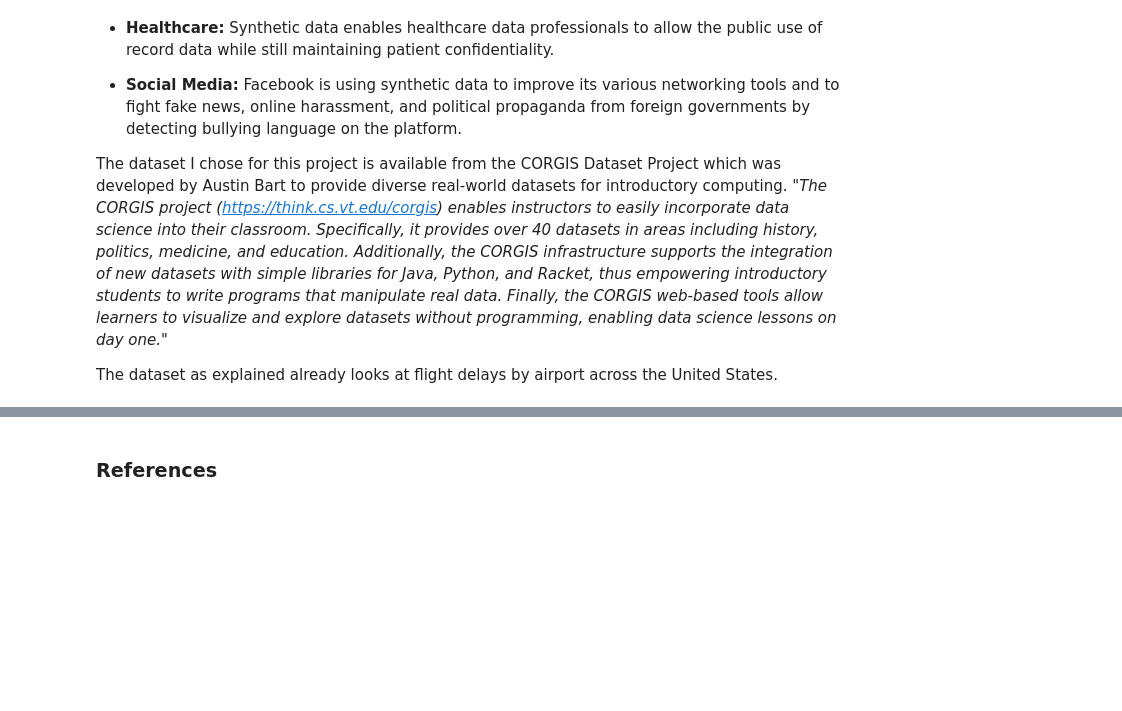
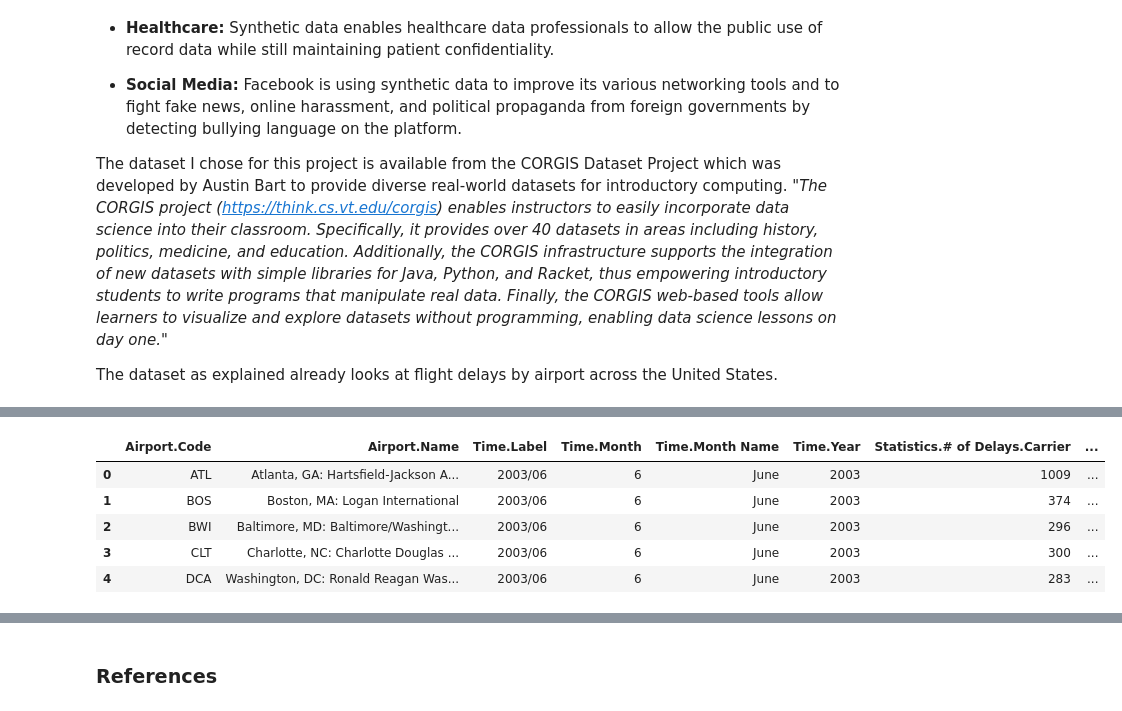
Before and after one commit to Munster2020/HDIP_CSDA_COMP08050_PROJECT, a Jupyter notebook: project2020.ipynb, the cells around one changed output, grey strips where cells are left out. Cells and saved outputs as stored; diff of their text form; code cells hidden in the pictures; blank space fills up the shorter version.

```diff
--- a/project2020.ipynb
+++ b/project2020.ipynb
@@ -61,0 +56,9 @@ df
+# %%
+df.head()
+# %% [output]
+|  | Airport.Code | Airport.Name | Time.Label | Time.Month | Time.Month Name | Time.Year | Statistics.# of Delays.Carrier | ... |
+| 0 | ATL | Atlanta, GA: Hartsfield-Jackson A... | 2003/06 | 6 | June | 2003 | 1009 | ... |
+| 1 | BOS | Boston, MA: Logan International | 2003/06 | 6 | June | 2003 | 374 | ... |
+| 2 | BWI | Baltimore, MD: Baltimore/Washingt... | 2003/06 | 6 | June | 2003 | 296 | ... |
+| 3 | CLT | Charlotte, NC: Charlotte Douglas ... | 2003/06 | 6 | June | 2003 | 300 | ... |
+| 4 | DCA | Washington, DC: Ronald Reagan Was... | 2003/06 | 6 | June | 2003 | 283 | ... |
```
Also changed, not shown: parts of 32 cells of this notebook.
